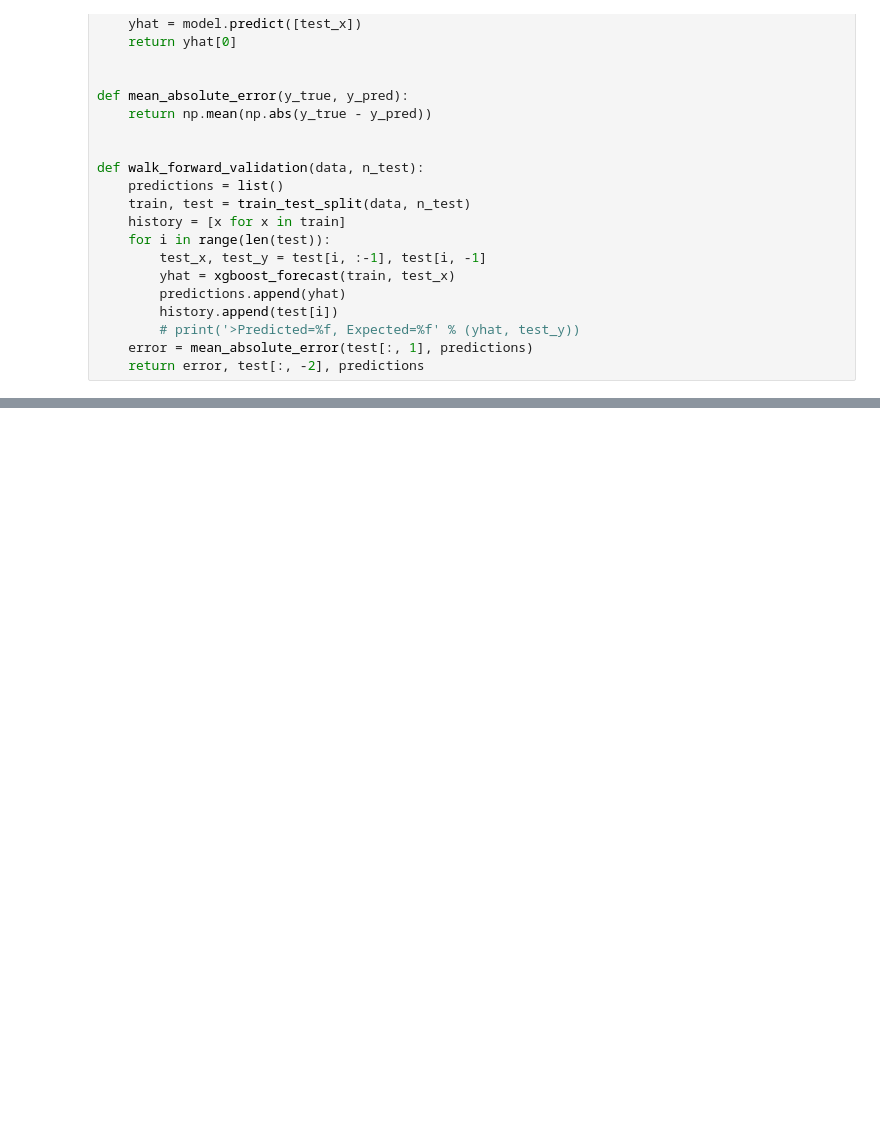
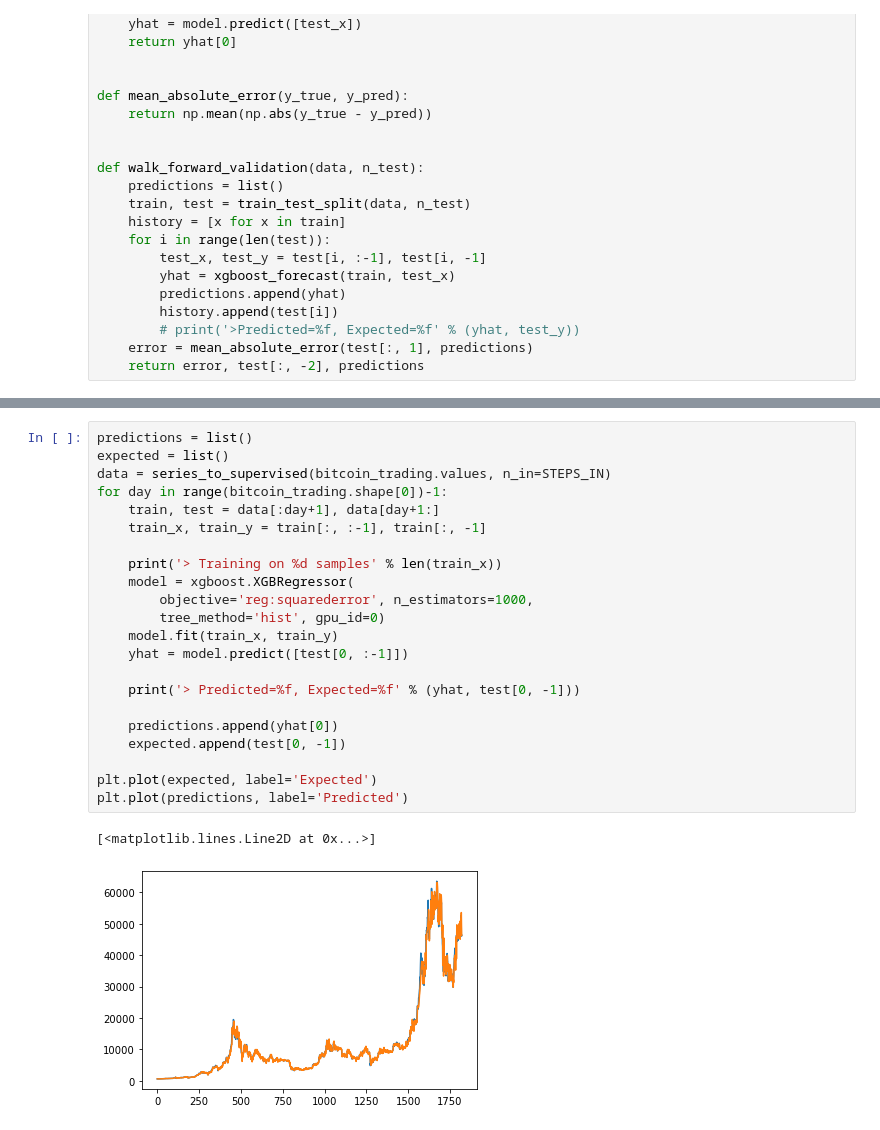
Before and after one commit to SalHe/mcm-2022, a Jupyter notebook: trading-strategy.ipynb, the cells around one changed output, grey strips where cells are left out. Saved outputs shown, nothing was run; the diff lists cells and outputs as text; blank space fills up the shorter version.

```diff
--- a/trading-strategy.ipynb
+++ b/trading-strategy.ipynb
@@ -193,0 +211,25 @@ plt.show()
+# %%
+predictions = list()
+expected = list()
+data = series_to_supervised(bitcoin_trading.values, n_in=STEPS_IN)
+for day in range(bitcoin_trading.shape[0])-1:
+    train, test = data[:day+1], data[day+1:]
+    train_x, train_y = train[:, :-1], train[:, -1]
+
+    print('> Training on %d samples' % len(train_x))
+    model = xgboost.XGBRegressor(
+        objective='reg:squarederror', n_estimators=1000,
+        tree_method='hist', gpu_id=0)
+    model.fit(train_x, train_y)
+    yhat = model.predict([test[0, :-1]])
+
+    print('> Predicted=%f, Expected=%f' % (yhat, test[0, -1]))
+
+    predictions.append(yhat[0])
+    expected.append(test[0, -1])
+
+plt.plot(expected, label='Expected')
+plt.plot(predictions, label='Predicted')
+# %% [output]
+[<matplotlib.lines.Line2D at 0x...>]
+[figure, added]
```
Also changed, not shown: parts of 16 cells of this notebook, 1 other file.
